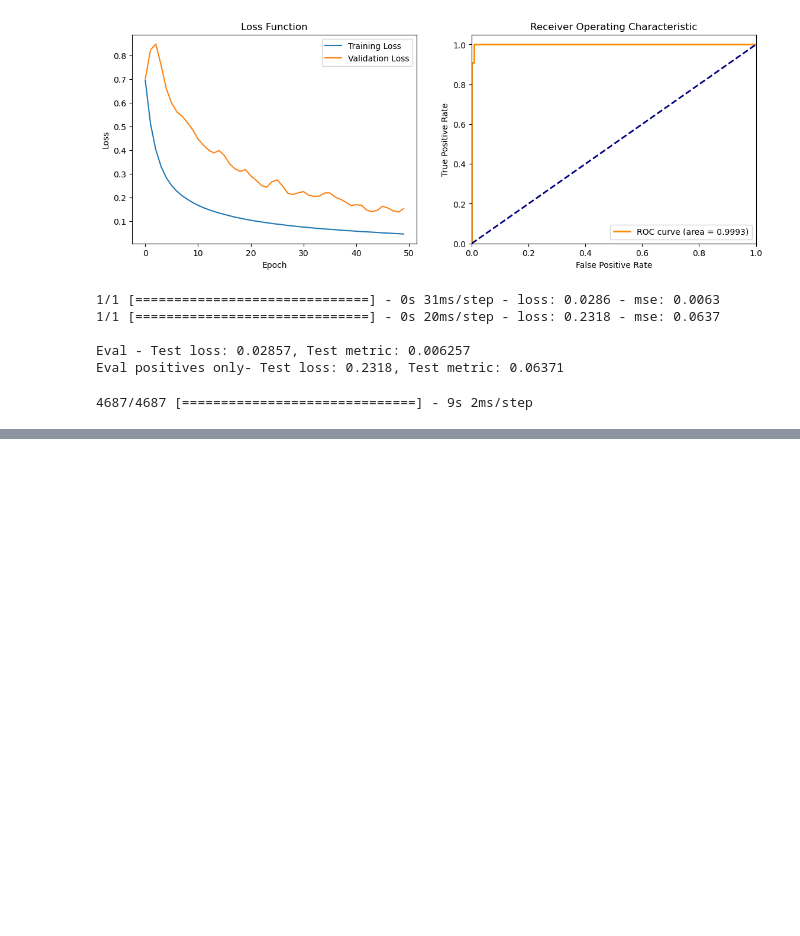
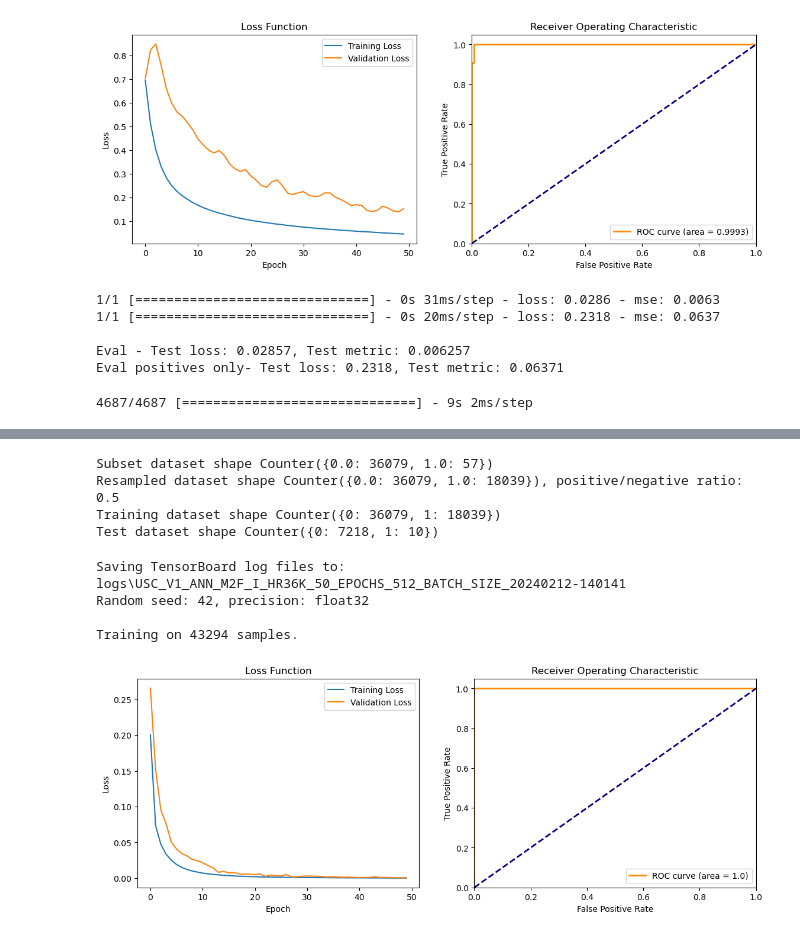
Before and after one commit to DARPA-CRITICALMAAS/beak-ta3, a Jupyter notebook: experiments/tungsten_skarn_nat/ann/config_v1/02b_ann_experimental_usc.ipynb, the cells around one changed output, grey strips where cells are left out. Cells and saved outputs as stored; diff of their text form; code cells hidden in the pictures; blank space fills up the shorter version.

```diff
--- a/experiments/tungsten_skarn_nat/ann/config_v1/02b_ann_experimental_usc.ipynb
+++ b/experiments/tungsten_skarn_nat/ann/config_v1/02b_ann_experimental_usc.ipynb
@@ -595,0 +598,34 @@ save_raster(out_path, array=prediction, dtype="float32", metadata=base_raster.me
+# %%
+downsample_ratio = create_number_of_random_negatives(X, y, multiplier=630)
+X_rs, y_rs = select_random_samples(X, y, sampling_strategy=downsample_ratio, sampling_class="negatives", seed=seed)
+X_train, X_test, y_train, y_test = create_train_test_splits(X_rs, y_rs, test_size=0.2)
+X_rs_ros, y_rs_ros = oversample_data(X_rs, y_rs, sampling_strategy=0.5, random_state=seed, shrinkage=0.0)
+
+print(f"Training dataset shape {Counter(y_rs_ros)}")
+print(f"Test dataset shape {Counter(y_test.numpy())}")
+
+X_train = tf.convert_to_tensor(X_rs_ros, dtype=tf.float32)
+y_train = tf.convert_to_tensor(y_rs_ros, dtype=tf.int8)
+# %% [output]
+Subset dataset shape Counter({0.0: 36079, 1.0: 57})
+Resampled dataset shape Counter({0.0: 36079, 1.0: 18039}), positive/negative ratio: 0.5
+Training dataset shape Counter({0: 36079, 1: 18039})
+Test dataset shape Counter({0: 7218, 1: 10})
+# %%
+epochs = 50
+batch_size = 512
+
+model_name = "USC_V1_ANN_M2F_I_HR36K_" + str(epochs) + "_EPOCHS_" + str(batch_size) + "_BATCH_SIZE"
+# %%
+model = create_simple_ann(num_features=X_train.shape[1], model_name=model_name, hidden_units=1, activation=tf.keras.activations.relu, batch_norm=False, seed=seed)
+callbacks = [
+             # tf.keras.callbacks.EarlyStopping(monitor="val_loss", patience=5),
+             tensorboard_callback(PATH_TRAIN_LOGS, model_name)
+             ]
+
+train_results = train_ann(X_train, y_train, model, validation_split=0.2, epochs=epochs, batch_size=batch_size, callbacks=callbacks, seed=seed, verbose=0)
+# %% [output]
+Saving TensorBoard log files to: logs\USC_V1_ANN_M2F_I_HR36K_50_EPOCHS_512_BATCH_SIZE_20240212-140141
+Random seed: 42, precision: float32
+
+Training on 43294 samples.
@@ -595,0 +638,15 @@ save_raster(out_path, array=prediction, dtype="float32", metadata=base_raster.me
+# %%
+# Plot loss and roc curve
+plot_loss_and_roc(train_results, model, X_test, y_test, batch_size=512)
+
+# Evaluation
+# Test (with oversampled data)
+eval = model.evaluate(X_test, y_test, batch_size=512)
+
+# Test (with oversampled data, only positives)
+eval_positives = model.evaluate(X_test[y_test==1], y_test[y_test==1], batch_size=512)
+
+print(f"\nEval - Test loss: {eval[0]:.4}, Test metric: {eval[1]:.4}")
+print(f"Eval positives only- Test loss: {eval_positives[0]:.4}, Test metric: {eval_positives[1]:.4}")
+# %% [output]
+[figure, added]
```
Also changed, not shown: parts of 6 cells of this notebook, 2 other files.
